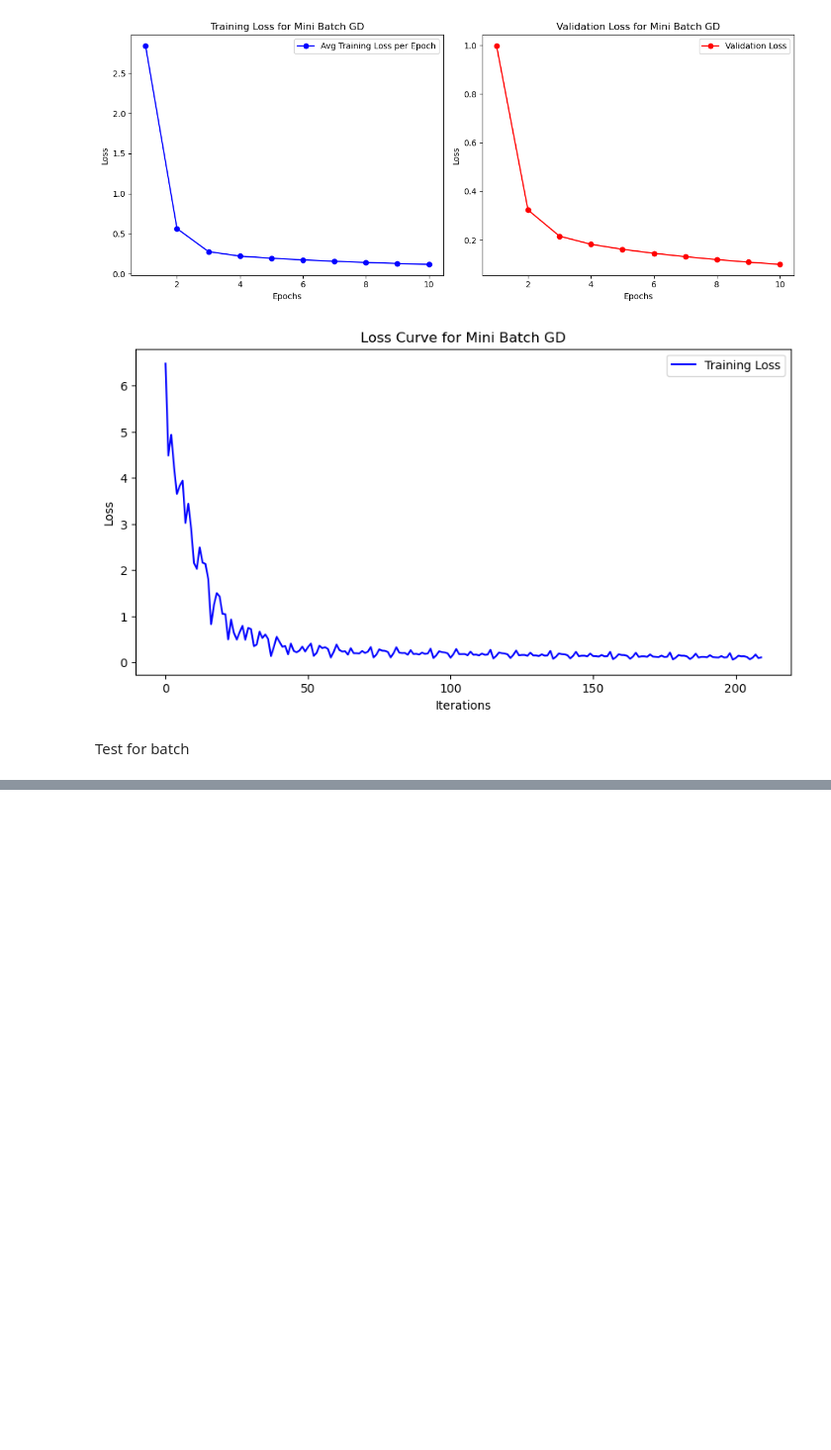
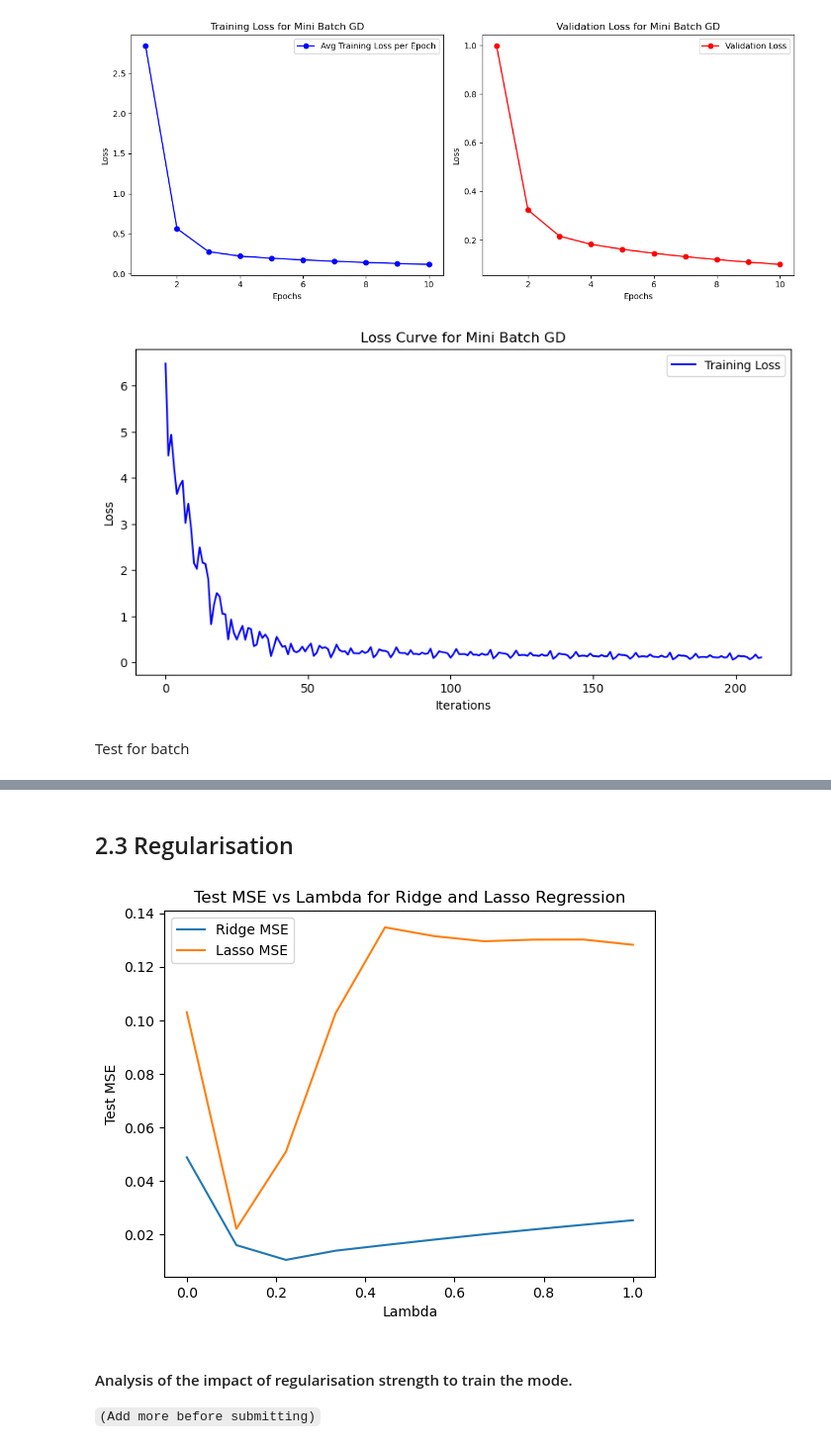
Before and after one commit to anshium/smai-assignment-1, a Jupyter notebook: Question_1/q1.ipynb, the cells around one changed output, grey strips where cells are left out. Shown: that part at 99% size. Saved outputs shown, nothing was run; the diff lists cells and outputs as text; code cells hidden in the pictures; blank space fills up the shorter version.

Commit message:
feat: Regularisation (need to check) - report left

```diff
--- a/Question_1/q1.ipynb
+++ b/Question_1/q1.ipynb
@@ -414,0 +415,54 @@ plot_full("Batch GD", training_losses_bgd)
+# %% [markdown]
+## 2.3 Regularisation
+# %%
+import numpy as np
+import matplotlib.pyplot as plt
+from sklearn.metrics import mean_squared_error, r2_score
+
+def sgd_ridge(X_train, y_train, X_test, y_test, lambda_reg, learning_rate=0.01, n_iterations=1000):
+    m, n = X_train.shape
+    theta = np.random.randn(n)
+    for _ in range(n_iterations):
+        gradient = -2/m * X_train.T.dot(y_train - X_train.dot(theta)) + lambda_reg * theta
+        theta -= learning_rate * gradient
+    y_pred = X_test.dot(theta)
+    mse = mean_squared_error(y_test, y_pred)
+    r2 = r2_score(y_test, y_pred)
+    return mse, r2
+
+def sgd_lasso(X_train, y_train, X_test, y_test, lambda_reg, learning_rate=0.01, n_iterations=1000):
+    m, n = X_train.shape
+    theta = np.random.randn(n)
+    for _ in range(n_iterations):
+        gradient = -2/m * X_train.T.dot(y_train - X_train.dot(theta)) + lambda_reg * np.sign(theta)
+        theta -= learning_rate * gradient
+    y_pred = X_test.dot(theta)
+    mse = mean_squared_error(y_test, y_pred)
+    r2 = r2_score(y_test, y_pred)
+    return mse, r2
+
+lambda_vals = np.linspace(0, 1, 10)
+ridge_mse = []
+lasso_mse = []
+
+for lambda_val in lambda_vals:
+    mse_ridge, _ = sgd_ridge(X_train, y_train, X_test, y_test, lambda_val)
+    ridge_mse.append(mse_ridge)
+
+    mse_lasso, _ = sgd_lasso(X_train, y_train, X_test, y_test, lambda_val)
+    lasso_mse.append(mse_lasso)
+
+# Plot MSE vs lambda for Ridge and Lasso
+plt.plot(lambda_vals, ridge_mse, label='Ridge MSE')
+plt.plot(lambda_vals, lasso_mse, label='Lasso MSE')
+plt.xlabel('Lambda')
+plt.ylabel('Test MSE')
+plt.title('Test MSE vs Lambda for Ridge and Lasso Regression')
+plt.legend()
+plt.show()
+# %% [output]
+[figure, added]
+# %% [markdown]
+#### Analysis of the impact of regularisation strength to train the mode.
+
+`(Add more before submitting)`
```
Also changed, not shown: parts of 7 cells of this notebook.
